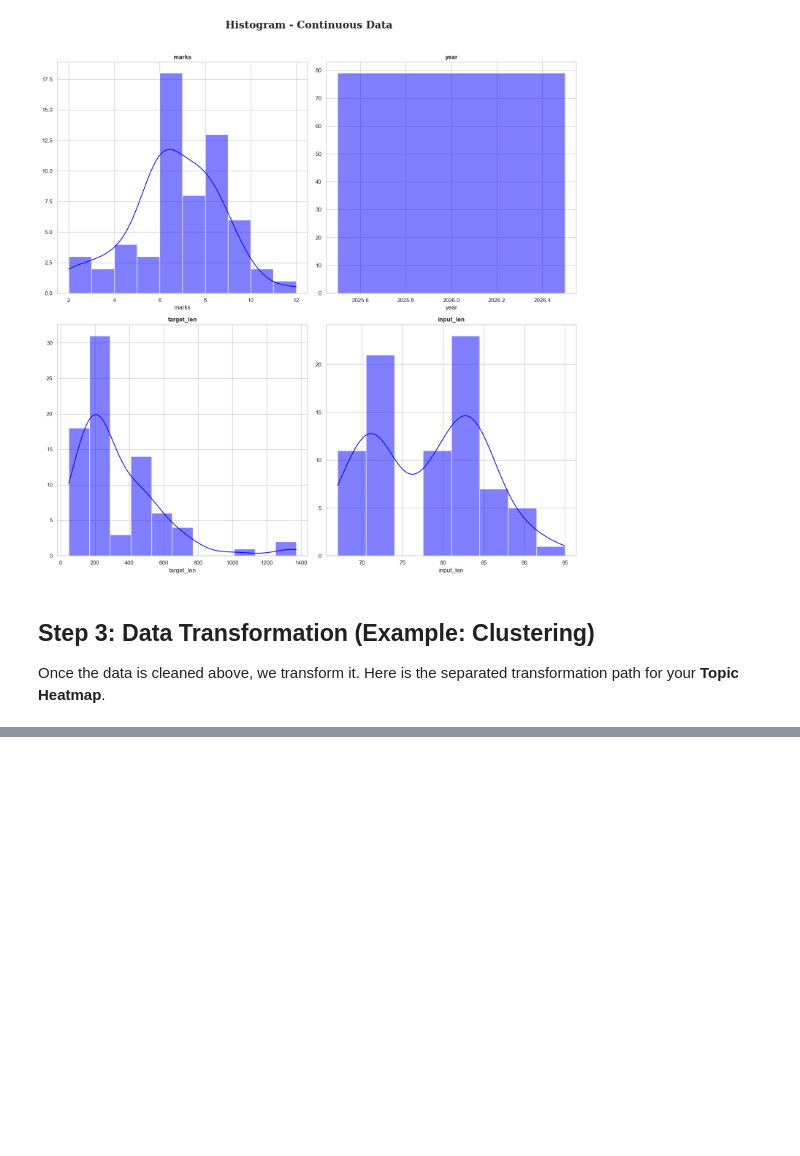
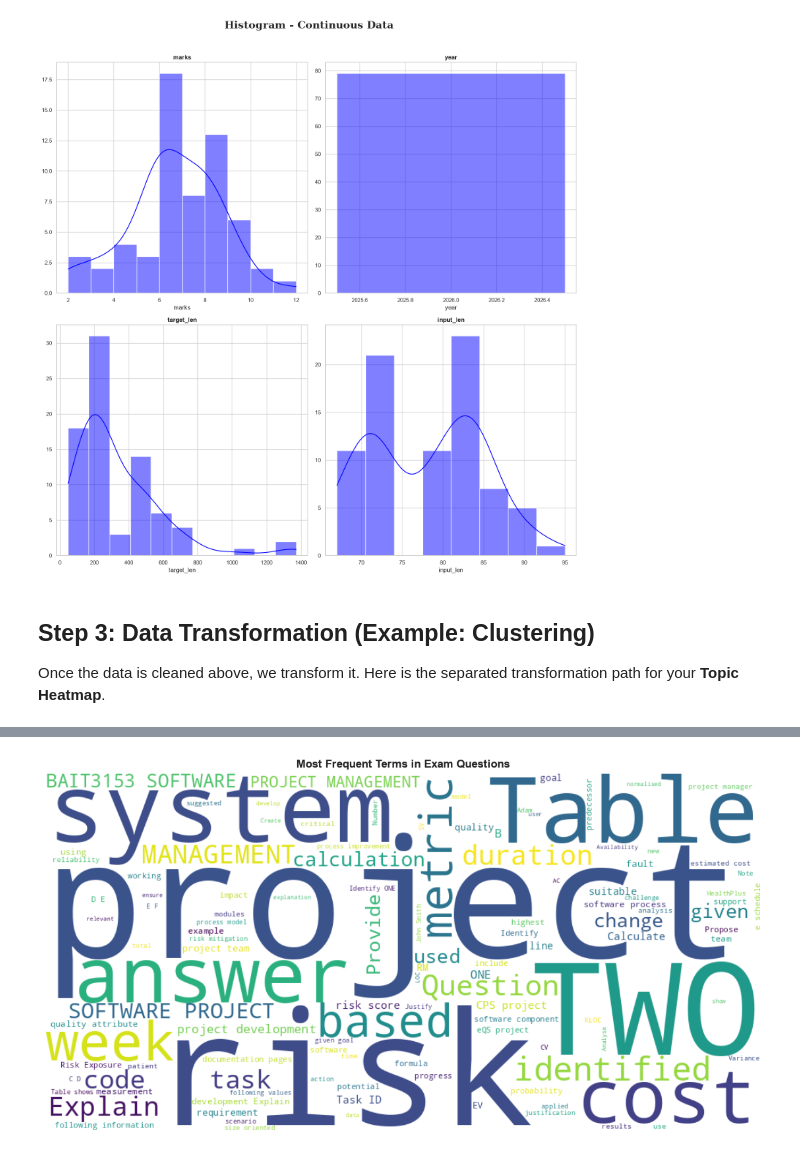
Before and after one commit to MeowMeow323/IntellBank, a Jupyter notebook: ai-service/data_exploration.ipynb, the cells around one changed output, grey strips where cells are left out. Saved outputs shown, nothing was run; the diff lists cells and outputs as text; code cells hidden in the pictures; blank space fills up the shorter version.

```diff
--- a/ai-service/data_exploration.ipynb
+++ b/ai-service/data_exploration.ipynb
@@ -215,0 +332,12 @@ for i in range(5):
+# %%
+# The vocabulary at a glance. (If the import fails:  !pip install wordcloud)
+from wordcloud import WordCloud
+
+wc = WordCloud(width=1000, height=500, background_color='white',
+               colormap='viridis', max_words=120).generate(' '.join(texts))
+fig, ax = plt.subplots(figsize=(12, 6))
+ax.imshow(wc, interpolation='bilinear'); ax.axis('off')
+ax.set_title('Most Frequent Terms in Exam Questions', fontweight='bold')
+plt.tight_layout(); plt.show()
+# %% [output]
+[figure, added]
```
Also changed, not shown: parts of 16 cells of this notebook, 4 other files.
